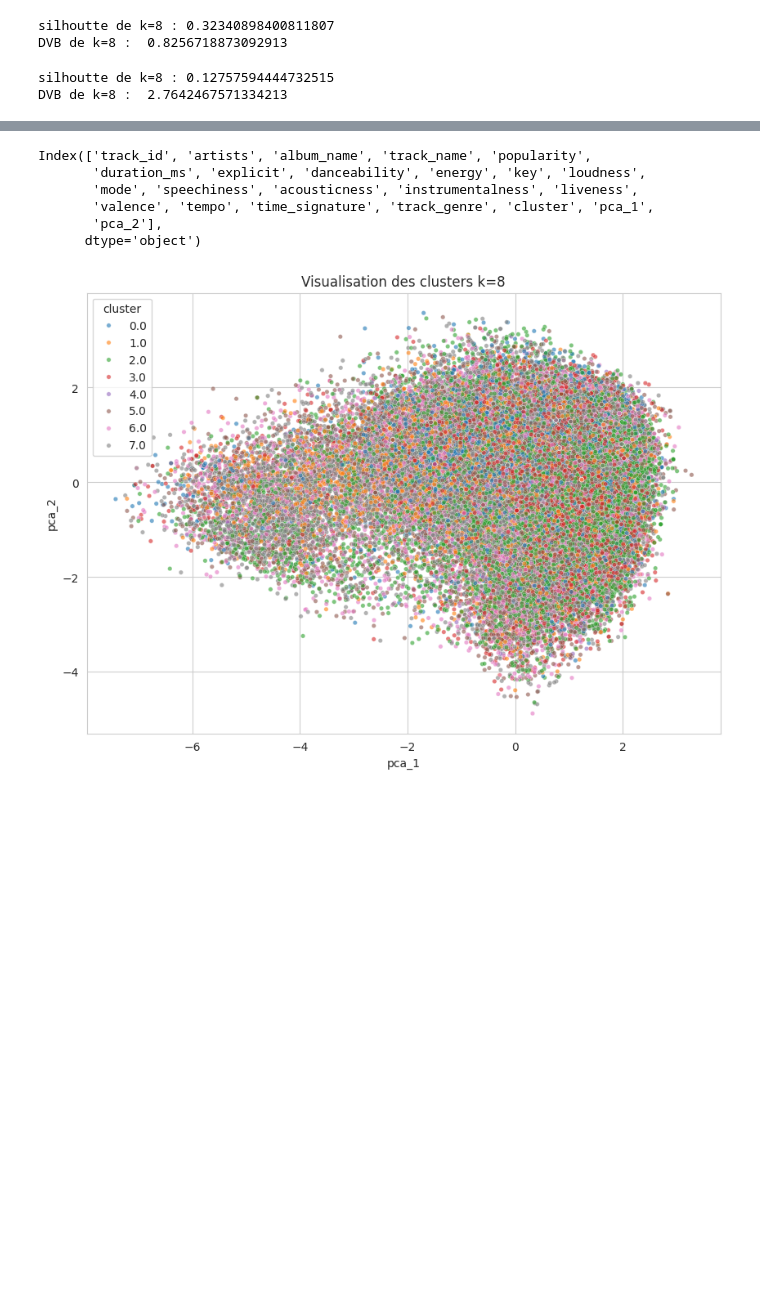
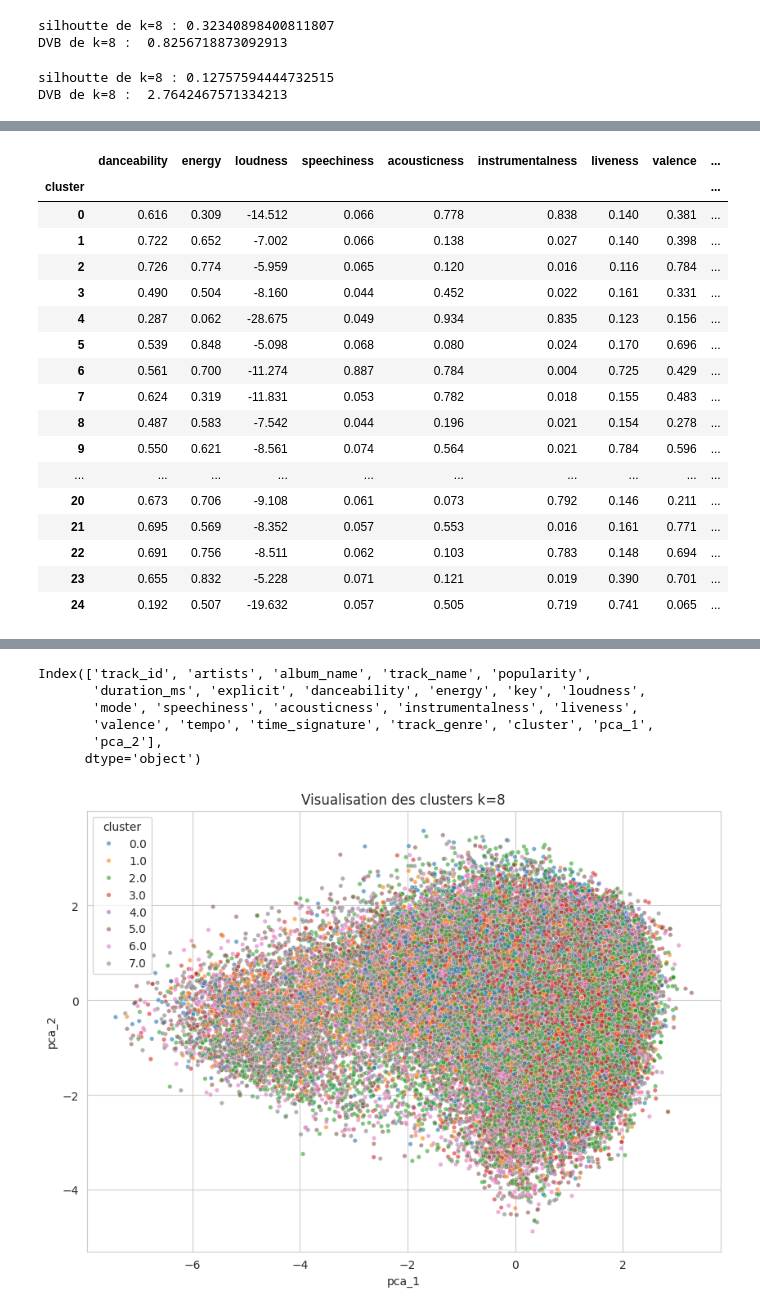
Before and after one commit to mohamed0barhoomi/Final_DATASC_Project, a Jupyter notebook: last_project.ipynb, the cells around one changed output, grey strips where cells are left out. Saved outputs shown, nothing was run; the diff lists cells and outputs as text; code cells hidden in the pictures; blank space fills up the shorter version.

```diff
--- a/last_project.ipynb
+++ b/last_project.ipynb
@@ -414,0 +574,40 @@ Name: count, dtype: int64
+# %%
+pca = PCA(n_components=2, random_state=42)
+pca_result = pca.fit_transform(data_songs)
+
+data["pca_1"] = pca_result[:, 0]
+data["pca_2"] = pca_result[:, 1]
+
+print(f"Variance expliquée par les 2 composantes PCA : {pca.explained_variance_ratio_.sum():.2%}")
+
+sample_viz = data.sample(8000, random_state=42)
+
+fig_songs = px.scatter(
+    sample_viz,
+    x="pca_1",
+    y="pca_2",
+    color=sample_viz["cluster"].astype(str),
+    hover_name="track_name",
+    hover_data={
+        "artists":      True,
+        "track_genre":  True,
+        "popularity":   True,
+        "pca_1":        False,
+        "pca_2":        False,
+        "cluster":      False,
+    },
+    title="<b>Clustering des Chansons — PCA k=25, échantillon of  8000 ligne</b>",
+    labels={"color": "Cluster"},
+    color_discrete_sequence=px.colors.qualitative.Alphabet,
+    width=1000,
+    height=700,
+    opacity=0.7,
+)
+fig_songs.update_traces(marker=dict(size=5))
+fig_songs.update_layout(
+    title_font_size=16,
+    legend_title_text="Cluster",
+    plot_bgcolor="white",
+    paper_bgcolor="white",
+)
+fig_songs.show()
@@ -414,0 +617,22 @@ Name: count, dtype: int64
+# %%
+song_cluster_profile = data.groupby("cluster")[fut_princ].mean().round(3)
+song_cluster_profile
+# %% [output]
+|  | danceability | energy | loudness | speechiness | acousticness | instrumentalness | liveness | valence | ... |
+| cluster |  |  |  |  |  |  |  |  | ... |
+| 0 | 0.616 | 0.309 | -14.512 | 0.066 | 0.778 | 0.838 | 0.140 | 0.381 | ... |
+| 1 | 0.722 | 0.652 | -7.002 | 0.066 | 0.138 | 0.027 | 0.140 | 0.398 | ... |
+| 2 | 0.726 | 0.774 | -5.959 | 0.065 | 0.120 | 0.016 | 0.116 | 0.784 | ... |
+| 3 | 0.490 | 0.504 | -8.160 | 0.044 | 0.452 | 0.022 | 0.161 | 0.331 | ... |
+| 4 | 0.287 | 0.062 | -28.675 | 0.049 | 0.934 | 0.835 | 0.123 | 0.156 | ... |
+| 5 | 0.539 | 0.848 | -5.098 | 0.068 | 0.080 | 0.024 | 0.170 | 0.696 | ... |
+| 6 | 0.561 | 0.700 | -11.274 | 0.887 | 0.784 | 0.004 | 0.725 | 0.429 | ... |
+| 7 | 0.624 | 0.319 | -11.831 | 0.053 | 0.782 | 0.018 | 0.155 | 0.483 | ... |
+| 8 | 0.487 | 0.583 | -7.542 | 0.044 | 0.196 | 0.021 | 0.154 | 0.278 | ... |
+| 9 | 0.550 | 0.621 | -8.561 | 0.074 | 0.564 | 0.021 | 0.784 | 0.596 | ... |
+| ... | ... | ... | ... | ... | ... | ... | ... | ... | ... |
+| 20 | 0.673 | 0.706 | -9.108 | 0.061 | 0.073 | 0.792 | 0.146 | 0.211 | ... |
+| 21 | 0.695 | 0.569 | -8.352 | 0.057 | 0.553 | 0.016 | 0.161 | 0.771 | ... |
+| 22 | 0.691 | 0.756 | -8.511 | 0.062 | 0.103 | 0.783 | 0.148 | 0.694 | ... |
+| 23 | 0.655 | 0.832 | -5.228 | 0.071 | 0.121 | 0.019 | 0.390 | 0.701 | ... |
+| 24 | 0.192 | 0.507 | -19.632 | 0.057 | 0.505 | 0.719 | 0.741 | 0.065 | ... |
```
Also changed, not shown: parts of 17 cells of this notebook.
